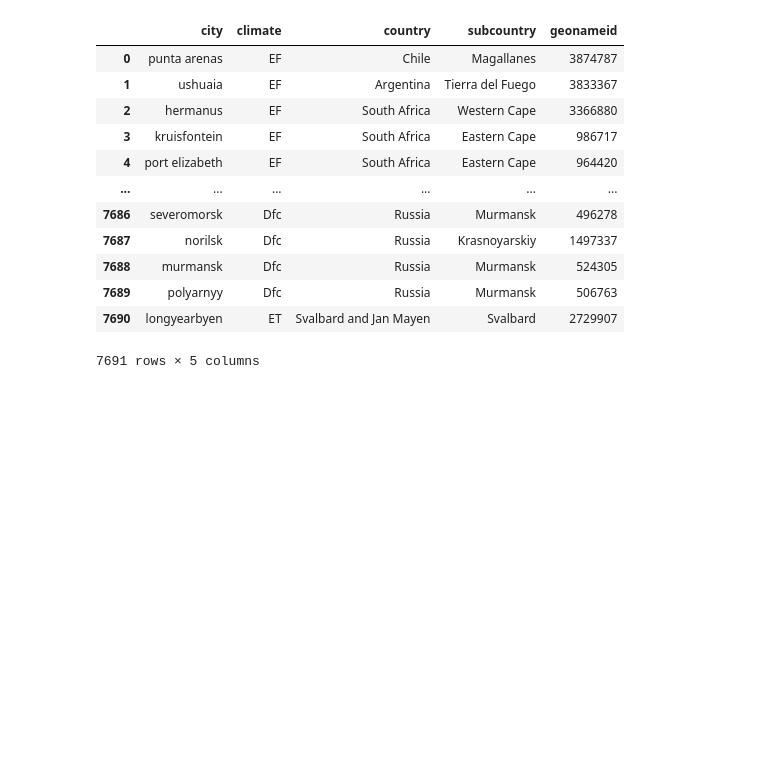
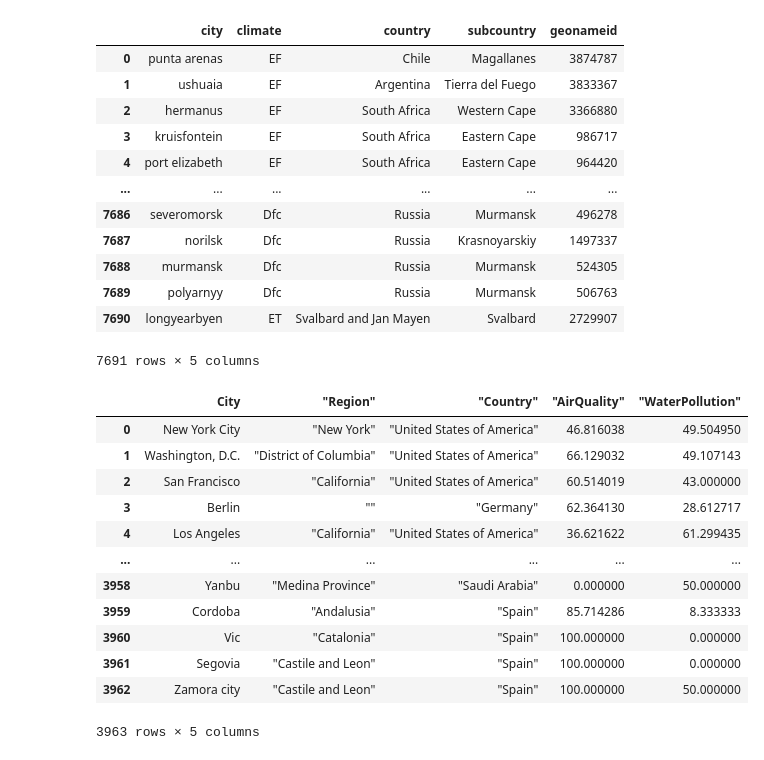
Before and after one commit to luonri11/project-1-repo, a Jupyter notebook: Project1.2.ipynb, the cells around one changed output. Drawn from its saved outputs; the diff is of its cells as text; code cells hidden in the pictures; blank space fills up the shorter version.

```diff
--- a/Project1.2.ipynb
+++ b/Project1.2.ipynb
@@ -142,3 +154,20 @@ complete_df
 | 7689 | polyarnyy | Dfc | Russia | Murmansk | 506763 |
 | 7690 | longyearbyen | ET | Svalbard and Jan Mayen | Svalbard | 2729907 |
 7691 rows × 5 columns
+# %%
+cities_water_air_df=pd.read_csv("Water_Air_Data\cities_air_quality_water_pollution.18-10-2021.csv")
+cities_water_air_df
+# %% [output]
+|  | City | "Region" | "Country" | "AirQuality" | "WaterPollution" |
+| 0 | New York City | "New York" | "United States of America" | 46.816038 | 49.504950 |
+| 1 | Washington, D.C. | "District of Columbia" | "United States of America" | 66.129032 | 49.107143 |
+| 2 | San Francisco | "California" | "United States of America" | 60.514019 | 43.000000 |
+| 3 | Berlin | "" | "Germany" | 62.364130 | 28.612717 |
+| 4 | Los Angeles | "California" | "United States of America" | 36.621622 | 61.299435 |
+| ... | ... | ... | ... | ... | ... |
+| 3958 | Yanbu | "Medina Province" | "Saudi Arabia" | 0.000000 | 50.000000 |
+| 3959 | Cordoba | "Andalusia" | "Spain" | 85.714286 | 8.333333 |
+| 3960 | Vic | "Catalonia" | "Spain" | 100.000000 | 0.000000 |
+| 3961 | Segovia | "Castile and Leon" | "Spain" | 100.000000 | 0.000000 |
+| 3962 | Zamora city | "Castile and Leon" | "Spain" | 100.000000 | 50.000000 |
+3963 rows × 5 columns
```
Also changed, not shown: parts of 4 cells of this notebook, 2 other files.
